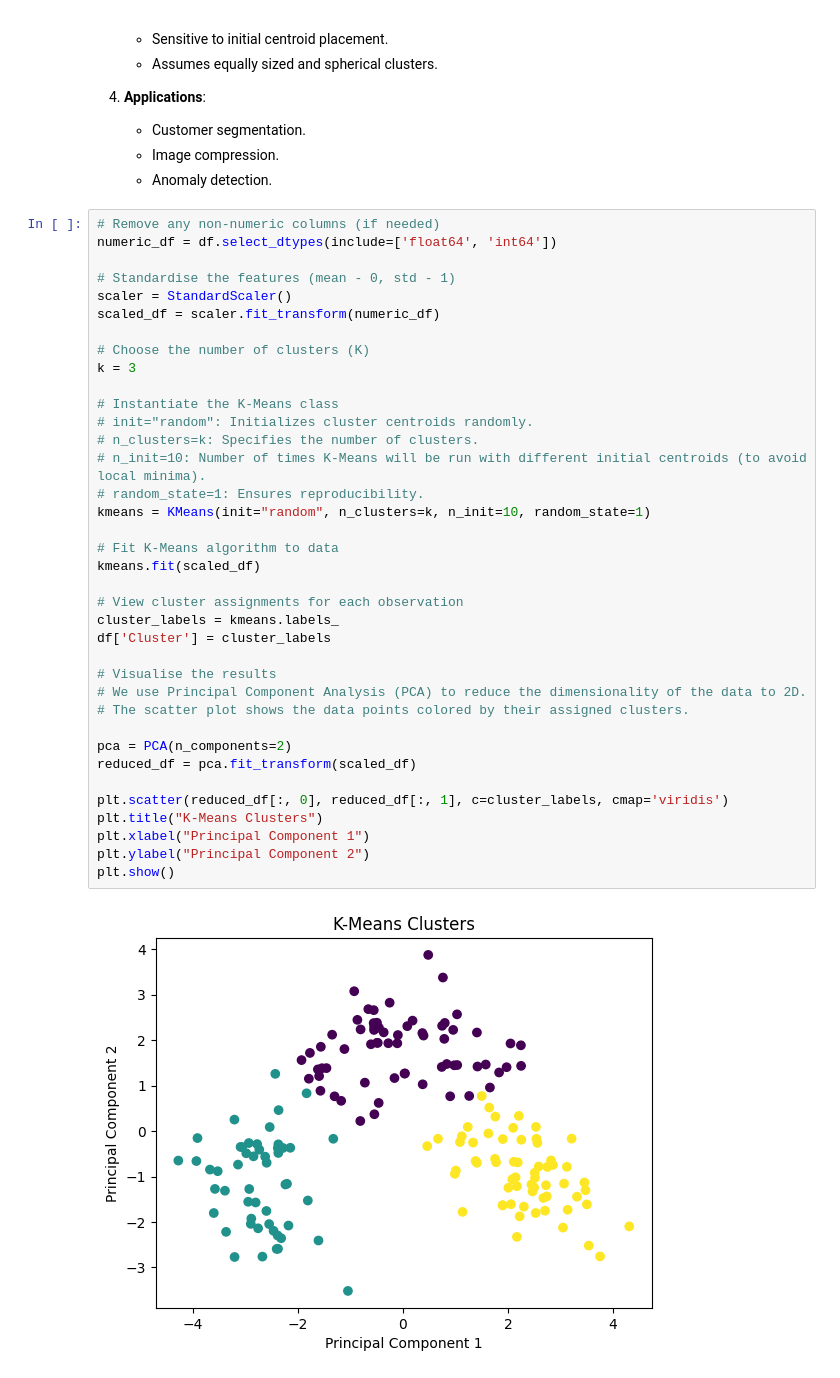
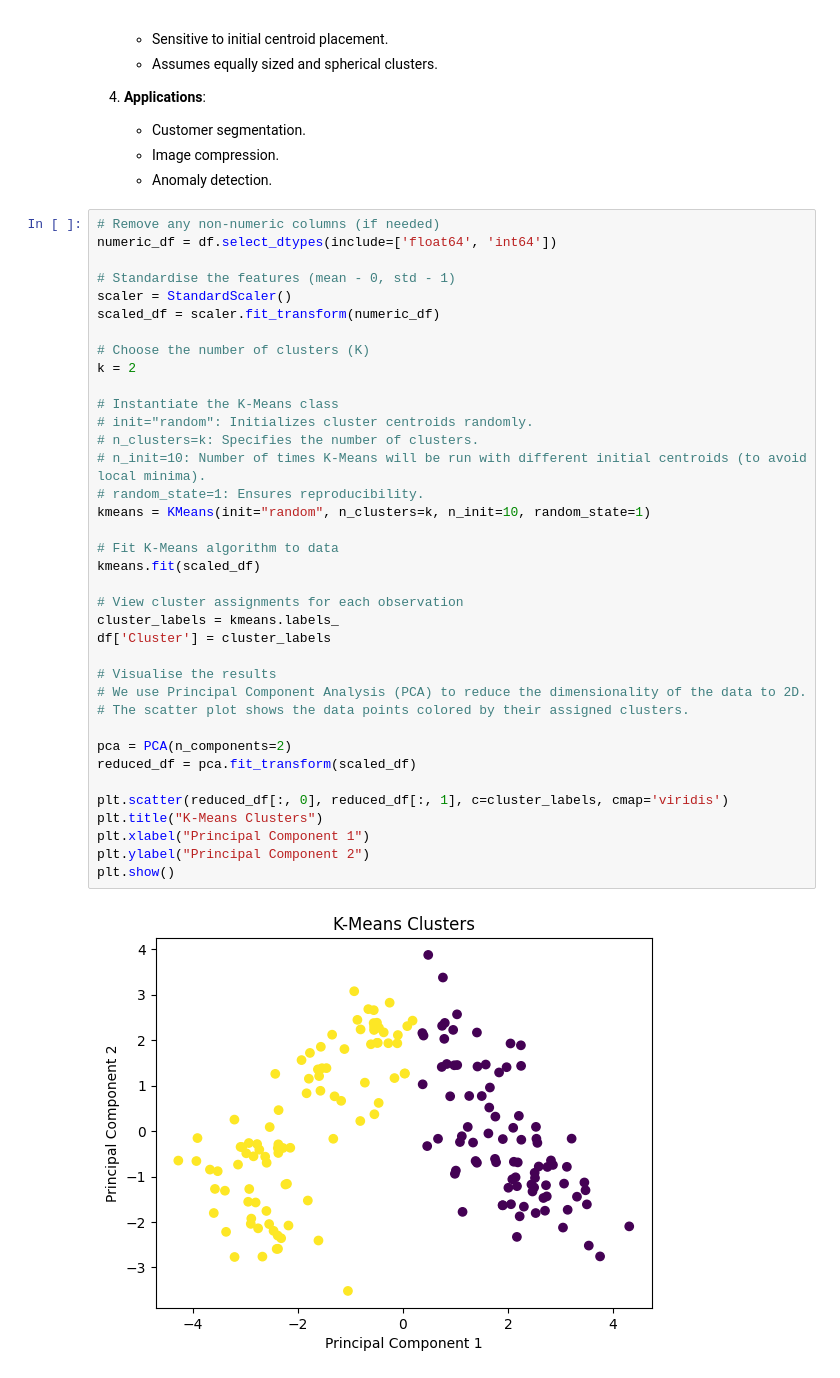
Before and after one commit to arjun-s-s/Clustering-Wine-Data-with-Kmeans, a Jupyter notebook: Analysis.ipynb, the cells around one changed output. Saved outputs shown, nothing was run; the diff lists cells and outputs as text.

```diff
--- a/Analysis.ipynb
+++ b/Analysis.ipynb
@@ -96,33 +98,33 @@ scaler = StandardScaler()
 scaled_df = scaler.fit_transform(numeric_df)
 
 # Choose the number of clusters (K)
-k = 3
+k = 2
 
 # Instantiate the K-Means class
 # init="random": Initializes cluster centroids randomly.
 # n_clusters=k: Specifies the number of clusters.
 # n_init=10: Number of times K-Means will be run with different initial centroids (to avoid local minima).
 # random_state=1: Ensures reproducibility.
 kmeans = KMeans(init="random", n_clusters=k, n_init=10, random_state=1)
 
 # Fit K-Means algorithm to data
 kmeans.fit(scaled_df)
 
 # View cluster assignments for each observation
 cluster_labels = kmeans.labels_
 df['Cluster'] = cluster_labels
 
 # Visualise the results
 # We use Principal Component Analysis (PCA) to reduce the dimensionality of the data to 2D.
 # The scatter plot shows the data points colored by their assigned clusters.
 
 pca = PCA(n_components=2)
 reduced_df = pca.fit_transform(scaled_df)
 
 plt.scatter(reduced_df[:, 0], reduced_df[:, 1], c=cluster_labels, cmap='viridis')
 plt.title("K-Means Clusters")
 plt.xlabel("Principal Component 1")
 plt.ylabel("Principal Component 2")
 plt.show()
 # %% [output]
-[figure, old version]
+[figure, new version]
```
Also changed, not shown: parts of 3 cells of this notebook.
